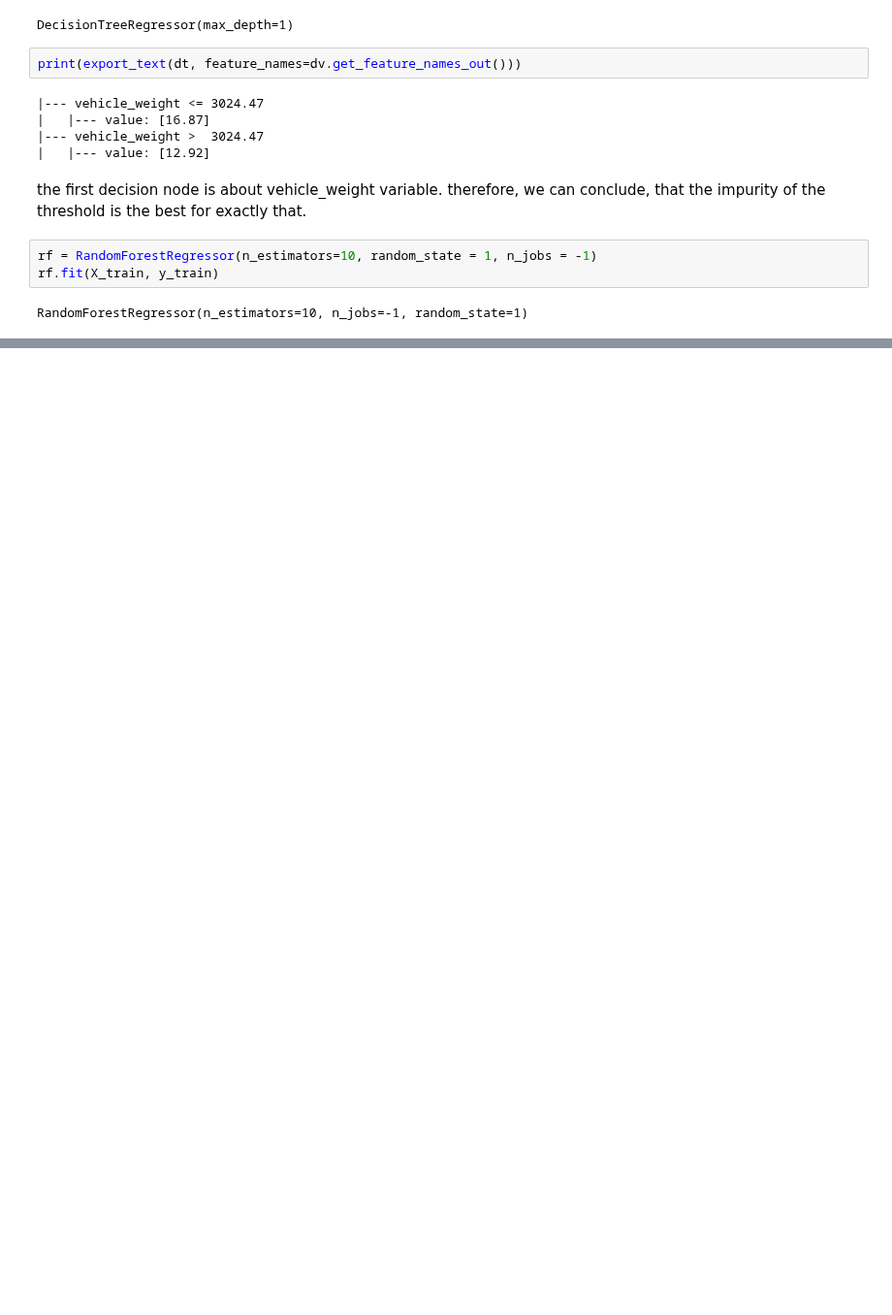
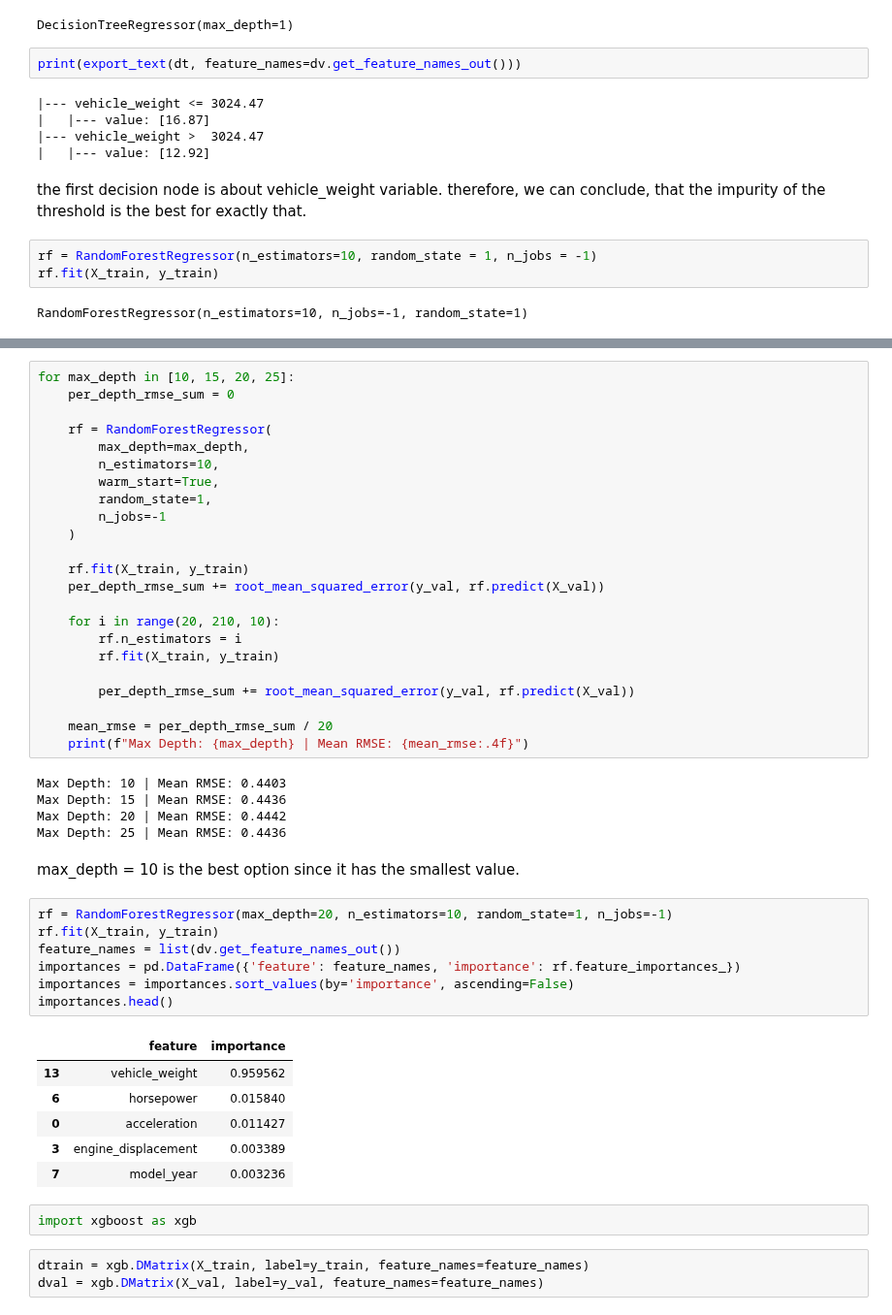
Before and after one commit to fxmidaaa/ml-homework-practice, a Jupyter notebook: homework6_trees/homework6.ipynb, the cells around one changed output, grey strips where cells are left out. Shown at 97% size. Drawn from its saved outputs; the diff is of its cells as text; blank space fills up the shorter version.

```diff
--- a/homework6_trees/homework6.ipynb
+++ b/homework6_trees/homework6.ipynb
@@ -97,0 +137,49 @@ IndexError: too many indices for array: array is 1-dimensional, but 2 were index
+# %%
+for max_depth in [10, 15, 20, 25]:
+    per_depth_rmse_sum = 0
+
+    rf = RandomForestRegressor(
+        max_depth=max_depth,
+        n_estimators=10,
+        warm_start=True,
+        random_state=1,
+        n_jobs=-1
+    )
+
+    rf.fit(X_train, y_train)
+    per_depth_rmse_sum += root_mean_squared_error(y_val, rf.predict(X_val))
+
+    for i in range(20, 210, 10):
+        rf.n_estimators = i
+        rf.fit(X_train, y_train)
+
+        per_depth_rmse_sum += root_mean_squared_error(y_val, rf.predict(X_val))
+
+    mean_rmse = per_depth_rmse_sum / 20
+    print(f"Max Depth: {max_depth} | Mean RMSE: {mean_rmse:.4f}")
+# %% [output]
+Max Depth: 10 | Mean RMSE: 0.4403
+Max Depth: 15 | Mean RMSE: 0.4436
+Max Depth: 20 | Mean RMSE: 0.4442
+Max Depth: 25 | Mean RMSE: 0.4436
+# %% [markdown]
+max_depth = 10 is the best option since it has the smallest value.
+# %%
+rf = RandomForestRegressor(max_depth=20, n_estimators=10, random_state=1, n_jobs=-1)
+rf.fit(X_train, y_train)
+feature_names = list(dv.get_feature_names_out())
+importances = pd.DataFrame({'feature': feature_names, 'importance': rf.feature_importances_})
+importances = importances.sort_values(by='importance', ascending=False)
+importances.head()
+# %% [output]
+|  | feature | importance |
+| 13 | vehicle_weight | 0.959562 |
+| 6 | horsepower | 0.015840 |
+| 0 | acceleration | 0.011427 |
+| 3 | engine_displacement | 0.003389 |
+| 7 | model_year | 0.003236 |
+# %%
+import xgboost as xgb
+# %%
+dtrain = xgb.DMatrix(X_train, label=y_train, feature_names=feature_names)
+dval = xgb.DMatrix(X_val, label=y_val, feature_names=feature_names)
```
Also changed, not shown: parts of 7 cells of this notebook.
